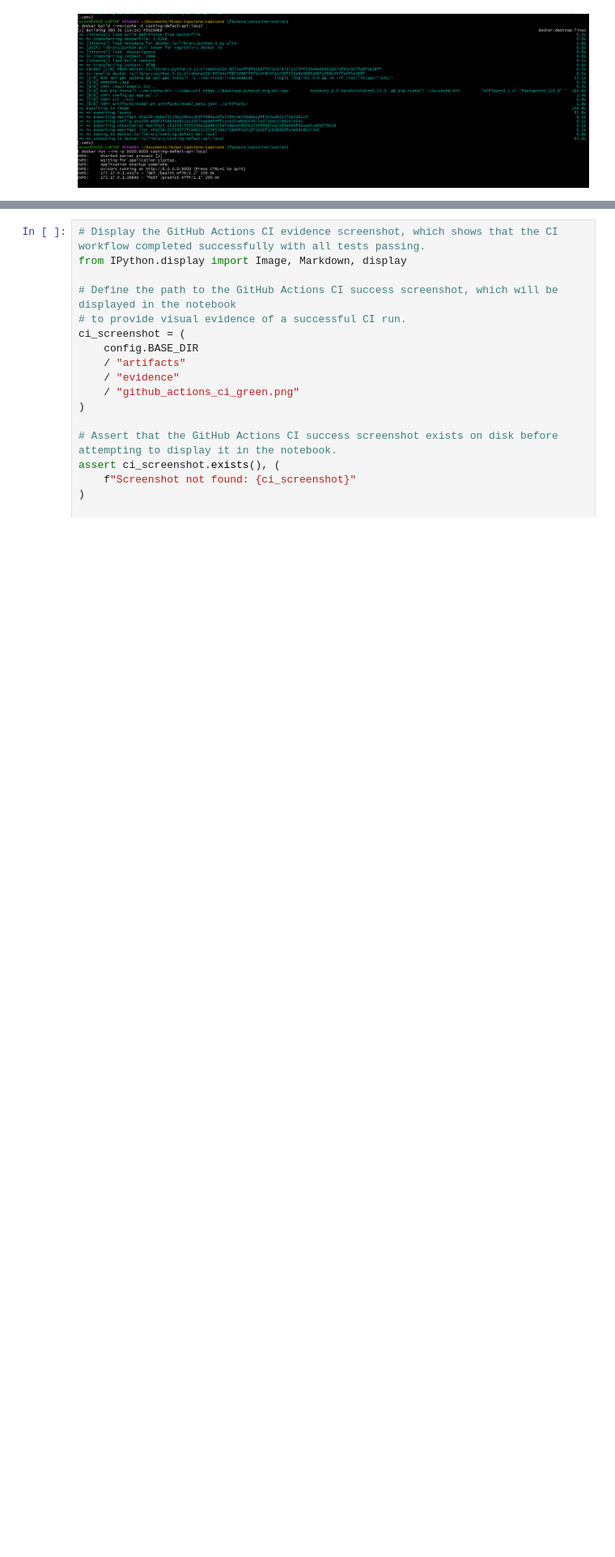
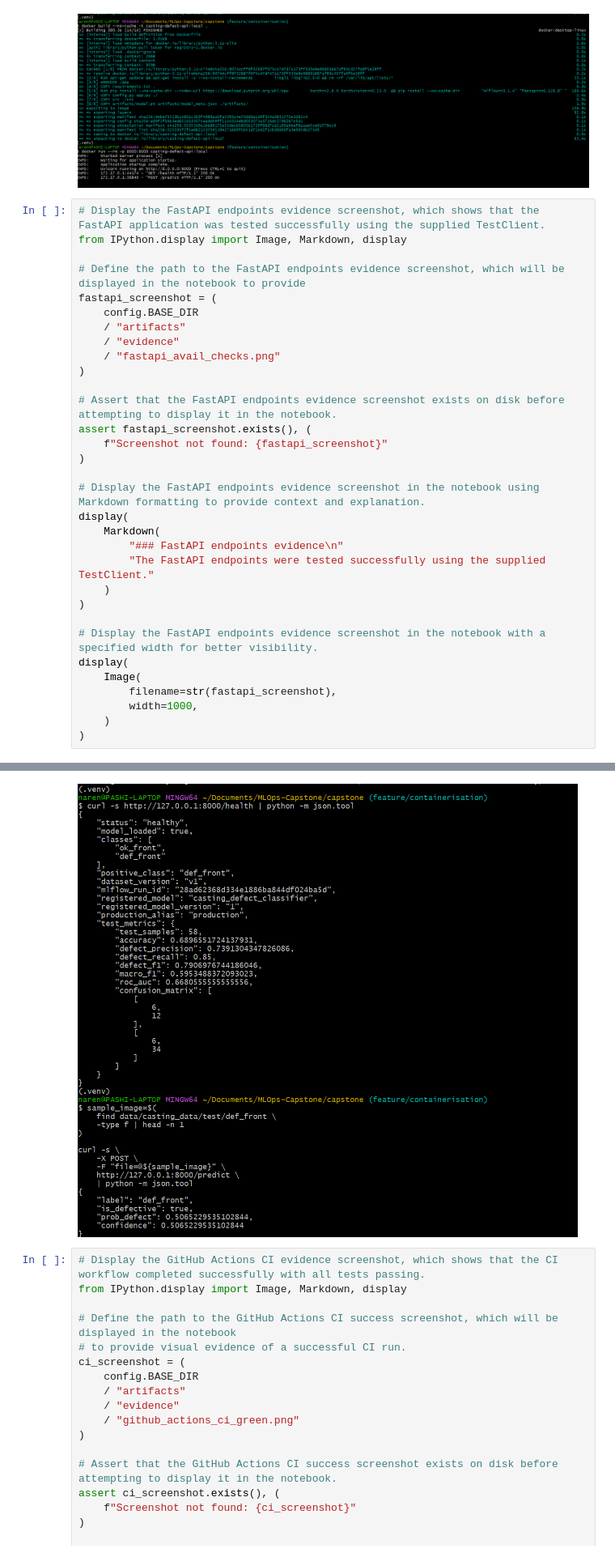
Before and after one commit to narendhar007/capstone, a Jupyter notebook: Model_Development_and_Tracking.ipynb, the cells around one changed output, grey strips where cells are left out. Shown at 81% size. Saved outputs shown, nothing was run; the diff lists cells and outputs as text; blank space fills up the shorter version.

Commit message:
Updated Model development notebook to include fastapi checks evidence

```diff
--- a/Model_Development_and_Tracking.ipynb
+++ b/Model_Development_and_Tracking.ipynb
@@ -1535,3 +1535,36 @@ display(
 ### Docker build evidence
 The Docker image was built successfully using the supplied Dockerfile.
 [figure]
+# %%
+# Display the FastAPI endpoints evidence screenshot, which shows that the FastAPI application was tested successfully using the supplied TestClient.
+from IPython.display import Image, Markdown, display
+
+# Define the path to the FastAPI endpoints evidence screenshot, which will be displayed in the notebook to provide
+fastapi_screenshot = (
+    config.BASE_DIR
+    / "artifacts"
+    / "evidence"
+    / "fastapi_avail_checks.png"
+)
+
+# Assert that the FastAPI endpoints evidence screenshot exists on disk before attempting to display it in the notebook.
+assert fastapi_screenshot.exists(), (
+    f"Screenshot not found: {fastapi_screenshot}"
+)
+
+# Display the FastAPI endpoints evidence screenshot in the notebook using Markdown formatting to provide context and explanation.
+display(
+    Markdown(
+        "### FastAPI endpoints evidence\n"
+        "The FastAPI endpoints were tested successfully using the supplied TestClient."
+    )
+)
+
+# Display the FastAPI endpoints evidence screenshot in the notebook with a specified width for better visibility.
+display(
+    Image(
+        filename=str(fastapi_screenshot),
+        width=1000,
+    )
+)
+# %% [output]
@@ -1538,3 +1573,4 @@ The Docker image was built successfully using the supplied Dockerfile.
+[figure, added]
 # %%
 # Display the GitHub Actions CI evidence screenshot, which shows that the CI workflow completed successfully with all tests passing.
 from IPython.display import Image, Markdown, display
```
Also changed, not shown: parts of 1 cell of this notebook, 1 other file.
